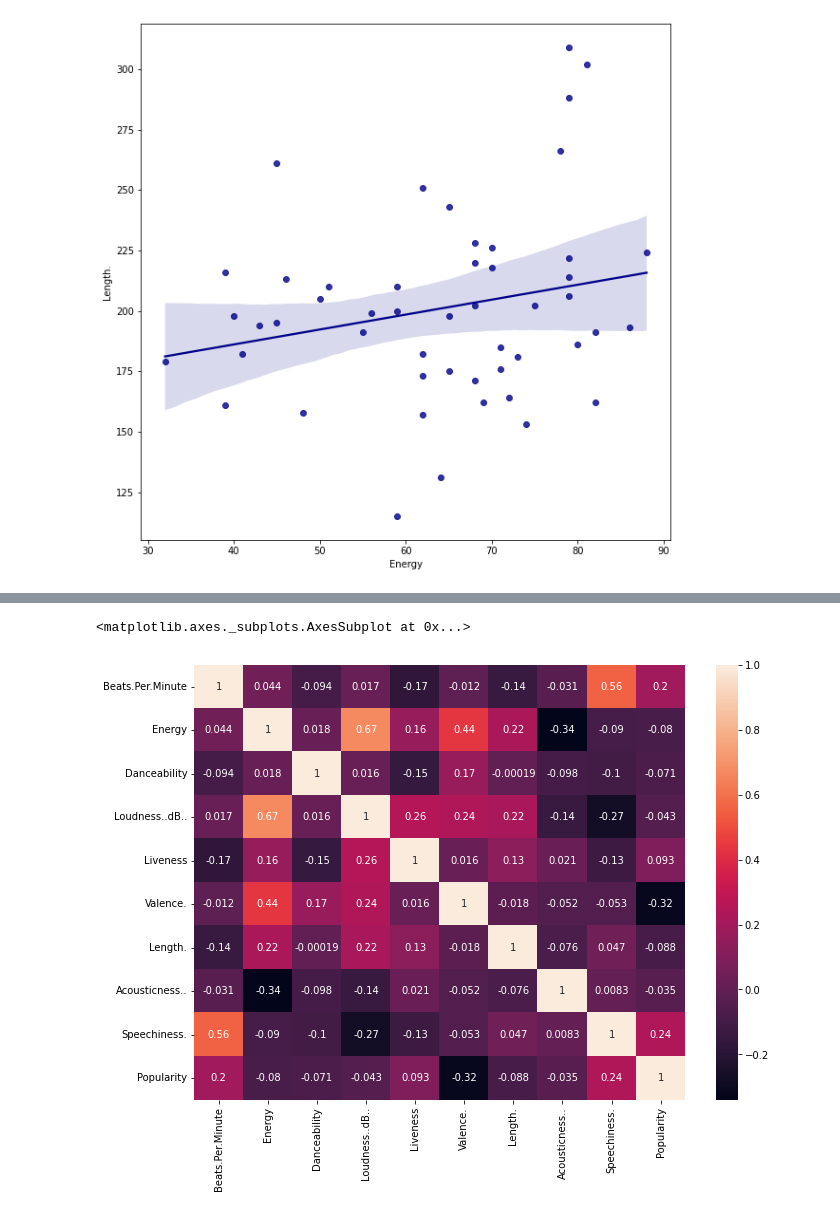
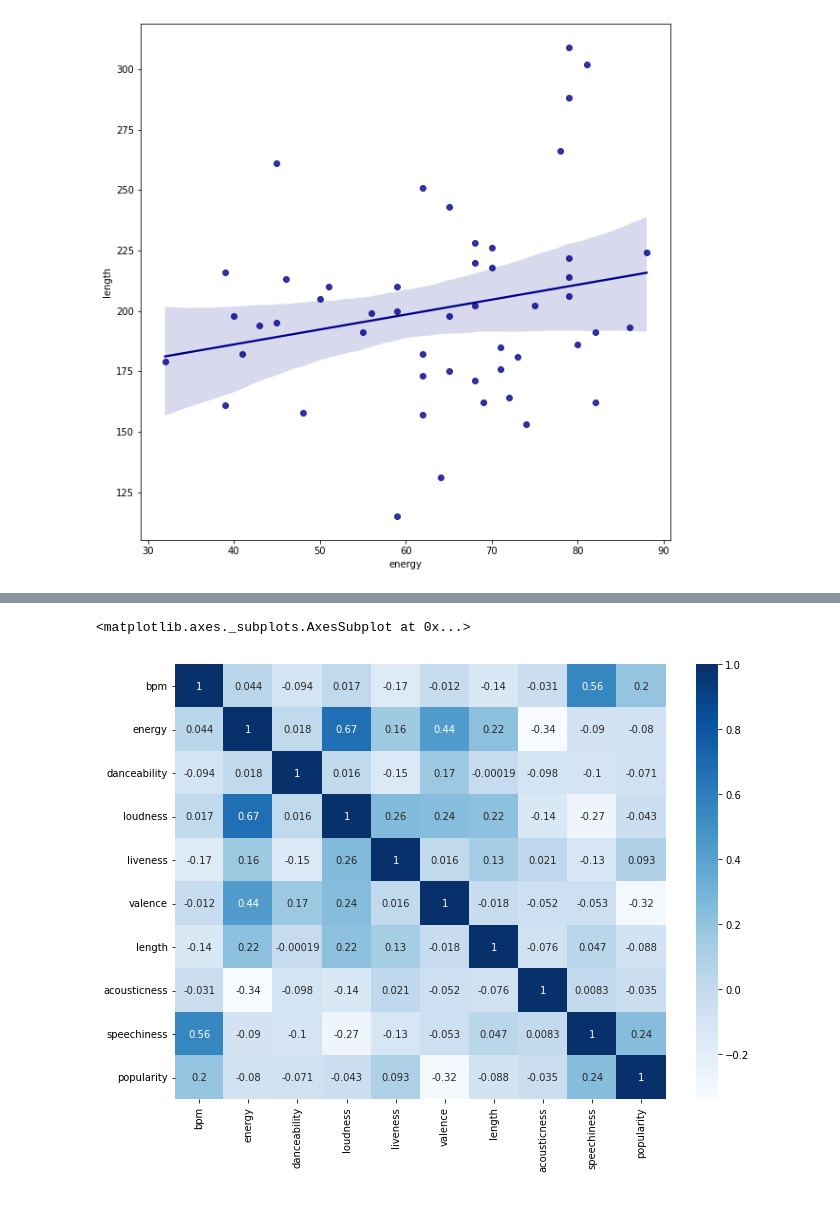
Before and after one commit to santiago-nath/Kaggle_Spotify, a Jupyter notebook: Kaggle_Spotify.ipynb, the cells around one changed output, grey strips where cells are left out. Cells and saved outputs as stored; diff of their text form; code cells hidden in the pictures.

```diff
--- a/Kaggle_Spotify.ipynb
+++ b/Kaggle_Spotify.ipynb
@@ -24,3 +27,9 @@ Index(['Unnamed: 0', 'Track.Name', 'Artist.Name', 'Genre', 'Beats.Per.Minute',
+# %%
+# Os nomes das colunas possuem maiúsculas, minúsculas, pontos - simplicaremos esses nomes para melhor entendimento
+cols = ['track_name','artist_name','genre','bpm','energy',
+'danceability','loudness','liveness','valence','length',
+'acousticness','speechiness','popularity']
+df.columns = cols
 # %%
 # Ver as primeiras linhas da tabela
 df.head()
@@ -194,10 +280,10 @@ df.corr()
 # %%
 #ver correlações das possíveis features por heatmap
 corr = df.corr()
 ax = plt.subplots(figsize=(11, 8))
-sns.heatmap(corr,  annot=True, annot_kws={"size": 10})
+sns.heatmap(corr,  annot=True, annot_kws={"size": 10}, cmap="Blues")
 # %% [output]
 <matplotlib.axes._subplots.AxesSubplot at 0x...>
-[figure, old version]
+[figure, new version]
 # %%
 # No exercício proposto a intenção é ver qual a variável mais influencia na popularidade de uma música, portanto,
```
Also changed, not shown: parts of 37 cells of this notebook.
